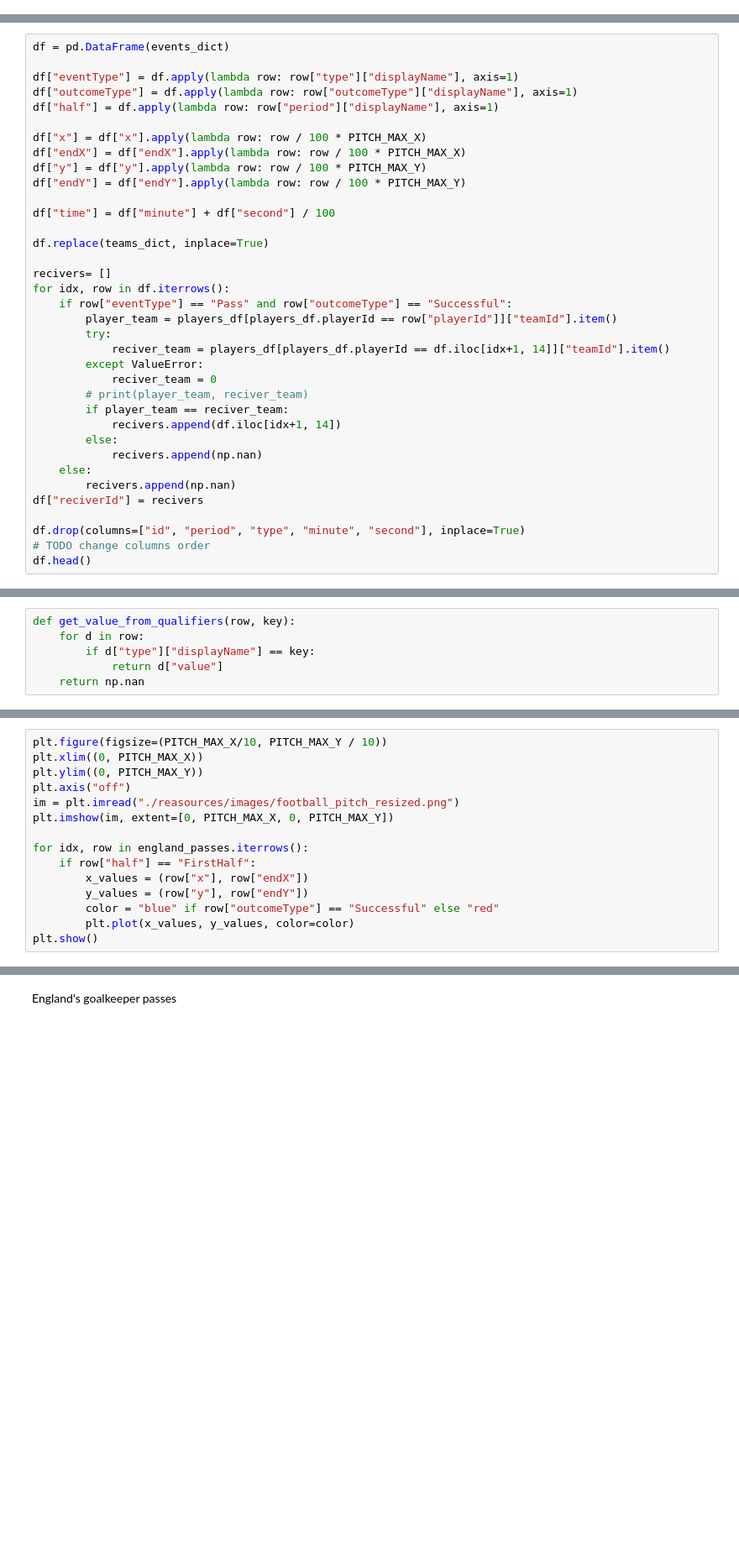
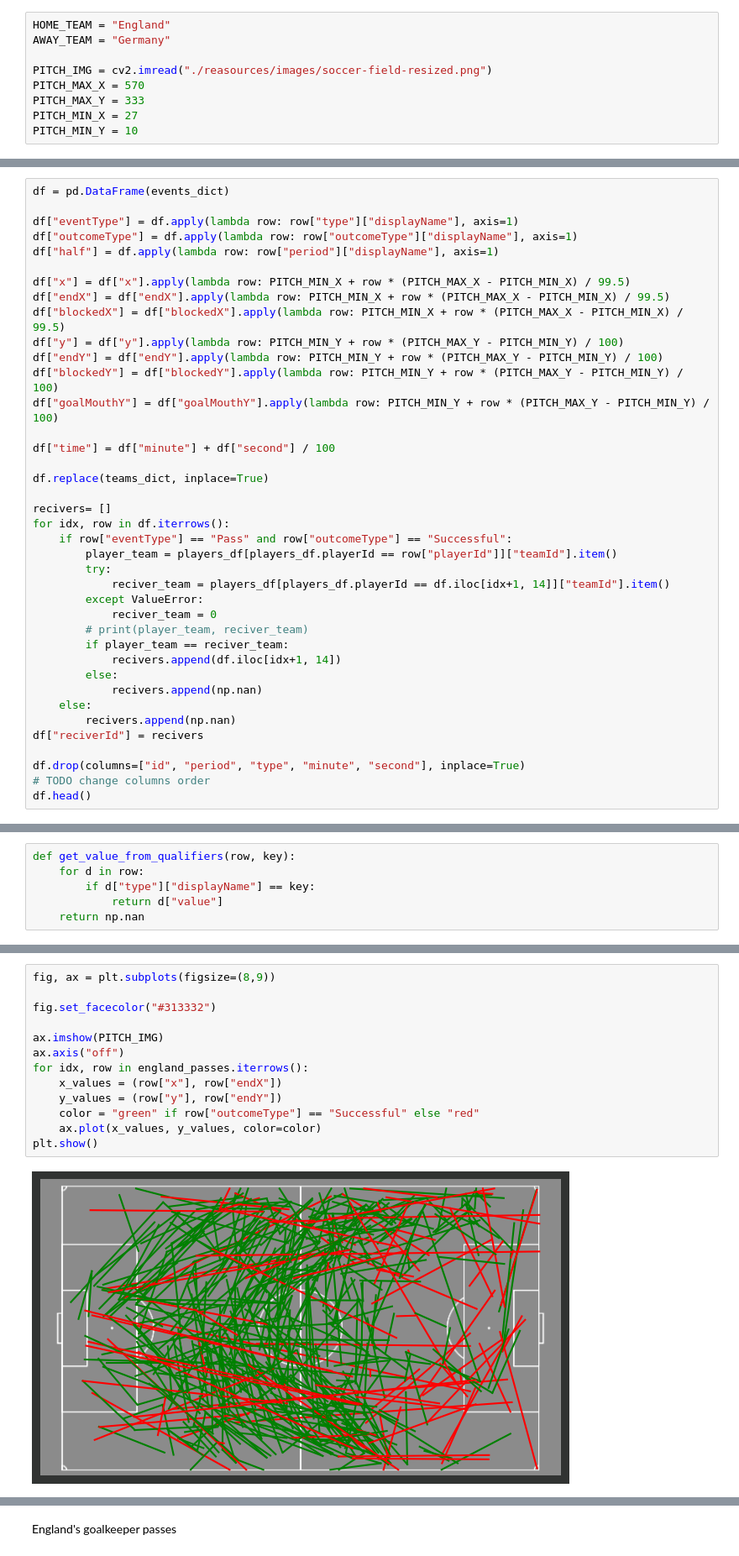
Before and after one commit to Jedrek00/FootballDataVis, a Jupyter notebook: eda.ipynb, the cells around one changed output, grey strips where cells are left out. Shown at 84% size. Cells and saved outputs as stored; diff of their text form; blank space fills up the shorter version.

Commit message:
Add images

```diff
--- a/eda.ipynb
+++ b/eda.ipynb
@@ -17,3 +14,12 @@ PITCH_MAX_Y = 68
+# %%
+HOME_TEAM = "England"
+AWAY_TEAM = "Germany"
+
+PITCH_IMG = cv2.imread("./reasources/images/soccer-field-resized.png")
+PITCH_MAX_X = 570
+PITCH_MAX_Y = 333
+PITCH_MIN_X = 27
+PITCH_MIN_Y = 10
 # %%
 def extract_json_from_html(html_path, save_output=False):
     html_file = open(html_path, 'r')
@@ -75,10 +113,13 @@ df["eventType"] = df.apply(lambda row: row["type"]["displayName"], axis=1)
 df["outcomeType"] = df.apply(lambda row: row["outcomeType"]["displayName"], axis=1)
 df["half"] = df.apply(lambda row: row["period"]["displayName"], axis=1)
 
-df["x"] = df["x"].apply(lambda row: row / 100 * PITCH_MAX_X)
-df["endX"] = df["endX"].apply(lambda row: row / 100 * PITCH_MAX_X)
-df["y"] = df["y"].apply(lambda row: row / 100 * PITCH_MAX_Y)
-df["endY"] = df["endY"].apply(lambda row: row / 100 * PITCH_MAX_Y)
+df["x"] = df["x"].apply(lambda row: PITCH_MIN_X + row * (PITCH_MAX_X - PITCH_MIN_X) / 99.5)
+df["endX"] = df["endX"].apply(lambda row: PITCH_MIN_X + row * (PITCH_MAX_X - PITCH_MIN_X) / 99.5)
+df["blockedX"] = df["blockedX"].apply(lambda row: PITCH_MIN_X + row * (PITCH_MAX_X - PITCH_MIN_X) / 99.5)
+df["y"] = df["y"].apply(lambda row: PITCH_MIN_Y + row * (PITCH_MAX_Y - PITCH_MIN_Y) / 100)
+df["endY"] = df["endY"].apply(lambda row: PITCH_MIN_Y + row * (PITCH_MAX_Y - PITCH_MIN_Y) / 100)
+df["blockedY"] = df["blockedY"].apply(lambda row: PITCH_MIN_Y + row * (PITCH_MAX_Y - PITCH_MIN_Y) / 100)
+df["goalMouthY"] = df["goalMouthY"].apply(lambda row: PITCH_MIN_Y + row * (PITCH_MAX_Y - PITCH_MIN_Y) / 100)
 
 df["time"] = df["minute"] + df["second"] / 100
 
@@ -125,15 +213,15 @@ england_passes
 # %%
-plt.figure(figsize=(PITCH_MAX_X/10, PITCH_MAX_Y / 10))
-plt.xlim((0, PITCH_MAX_X))
-plt.ylim((0, PITCH_MAX_Y))
-plt.axis("off")
-im = plt.imread("./reasources/images/football_pitch_resized.png")
-plt.imshow(im, extent=[0, PITCH_MAX_X, 0, PITCH_MAX_Y])
+fig, ax = plt.subplots(figsize=(8,9))
 
+fig.set_facecolor("#313332")
+
+ax.imshow(PITCH_IMG)
+ax.axis("off")
 for idx, row in england_passes.iterrows():
-    if row["half"] == "FirstHalf":
-        x_values = (row["x"], row["endX"])
-        y_values = (row["y"], row["endY"])
-        color = "blue" if row["outcomeType"] == "Successful" else "red"
-        plt.plot(x_values, y_values, color=color)
+    x_values = (row["x"], row["endX"])
+    y_values = (row["y"], row["endY"])
+    color = "green" if row["outcomeType"] == "Successful" else "red"
+    ax.plot(x_values, y_values, color=color)
 plt.show()
+# %% [output]
+[figure, added]
```
Also changed, not shown: parts of 26 cells of this notebook, 3 other files.
